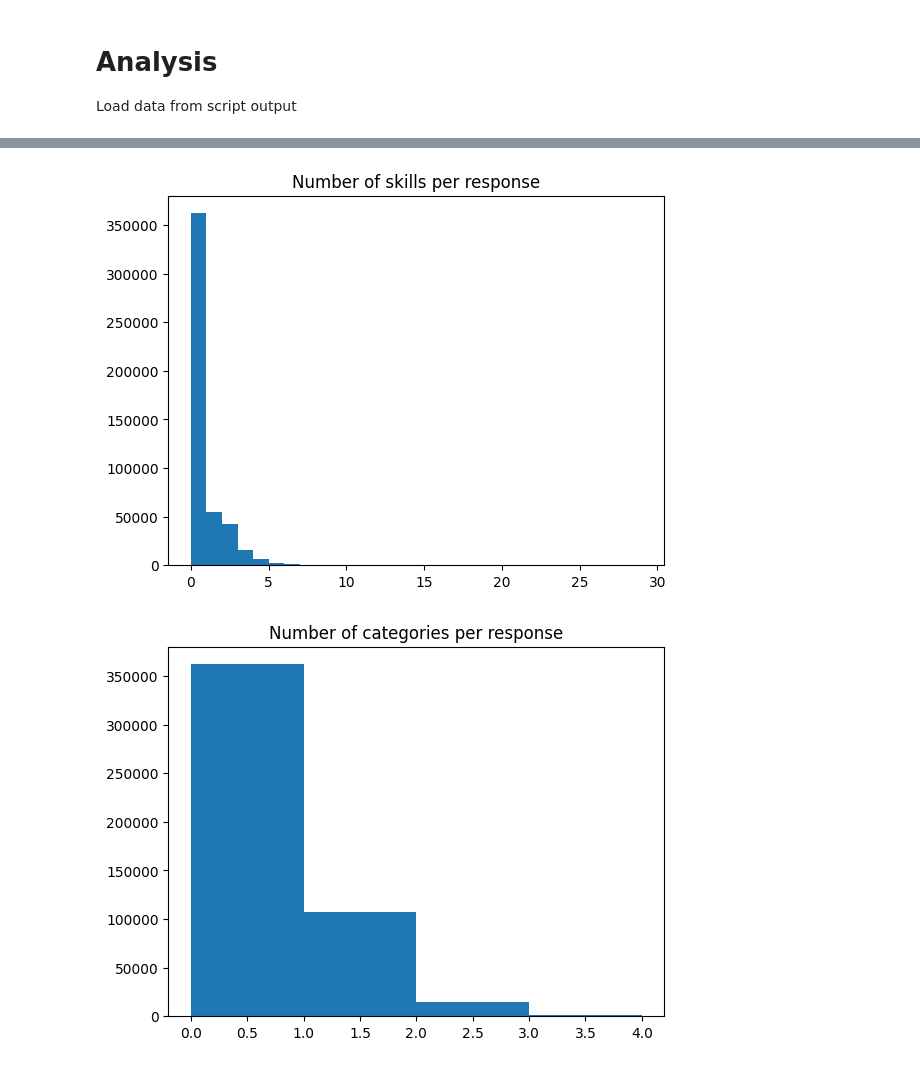
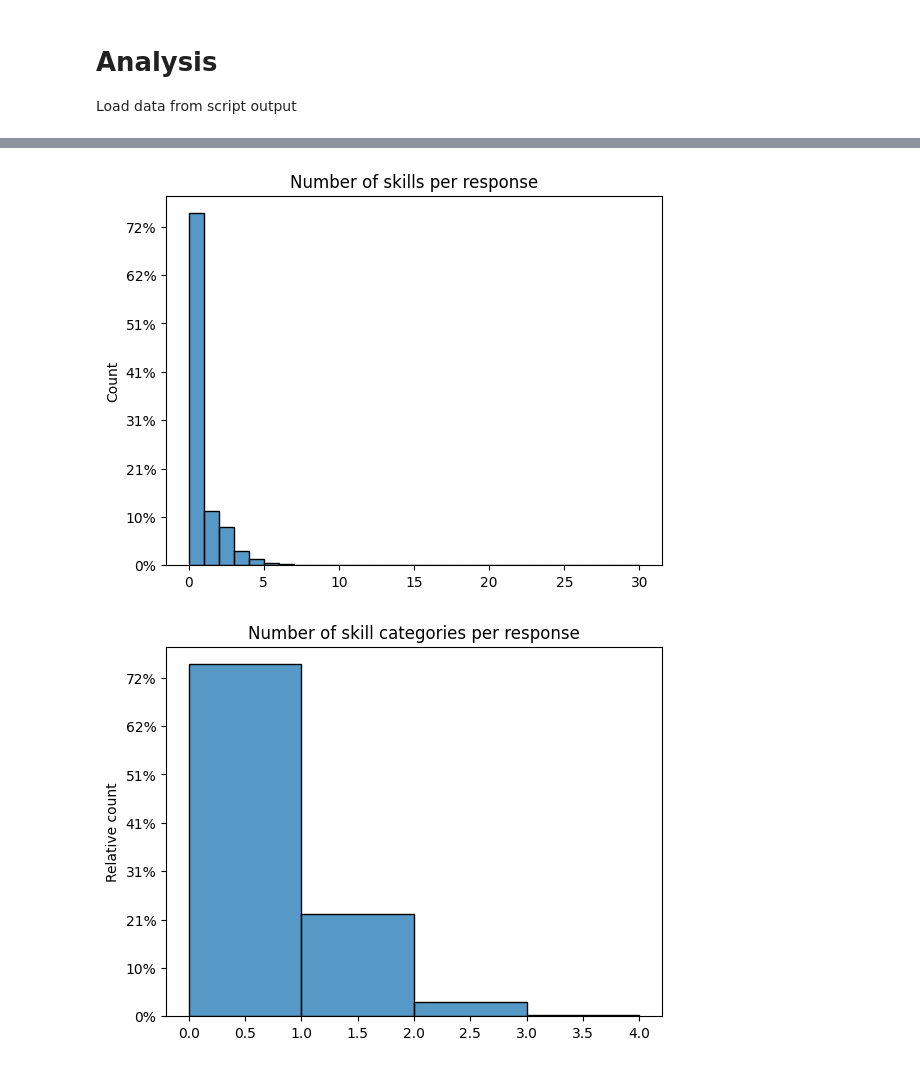
Before and after one commit to shivster2000/grammarctg, a Jupyter notebook: experiments/017_descriptive_stats.ipynb, the cells around one changed output, grey strips where cells are left out. Cells and saved outputs as stored; diff of their text form; code cells hidden in the pictures.

```diff
--- a/experiments/017_descriptive_stats.ipynb
+++ b/experiments/017_descriptive_stats.ipynb
@@ -183,14 +141,18 @@ list(zip([responses[int(i)] for i in np.nditer(np.where(num_cats>2))], np.array(
 # %%
-plt.hist(num_rules, bins=max(num_rules))
+sns.histplot(num_rules, bins=max(num_rules))
+plt.gca().set_yticklabels([f'{x/len(extracts):.0%}' for x in plt.gca().get_yticks()])
+
 plt.title("Number of skills per response")
 plt.show()
 # %% [output]
-[figure, old version]
+[figure, new version]
 # %%
-plt.hist(num_cats, bins=max(num_cats))
-plt.title("Number of categories per response")
+sns.histplot(num_cats, bins=max(num_cats))
+plt.gca().set_yticklabels([f'{x/len(extracts):.0%}' for x in plt.gca().get_yticks()])
+plt.title("Number of skill categories per response")
+plt.ylabel("Relative count")
 plt.show()
 # %% [output]
-[figure, old version]
+[figure, new version]
 # %%
 num_cat_levels = np.array([len(cats) for cats in found_cat_level])
```
Also changed, not shown: parts of 9 cells of this notebook, 20 other files.
